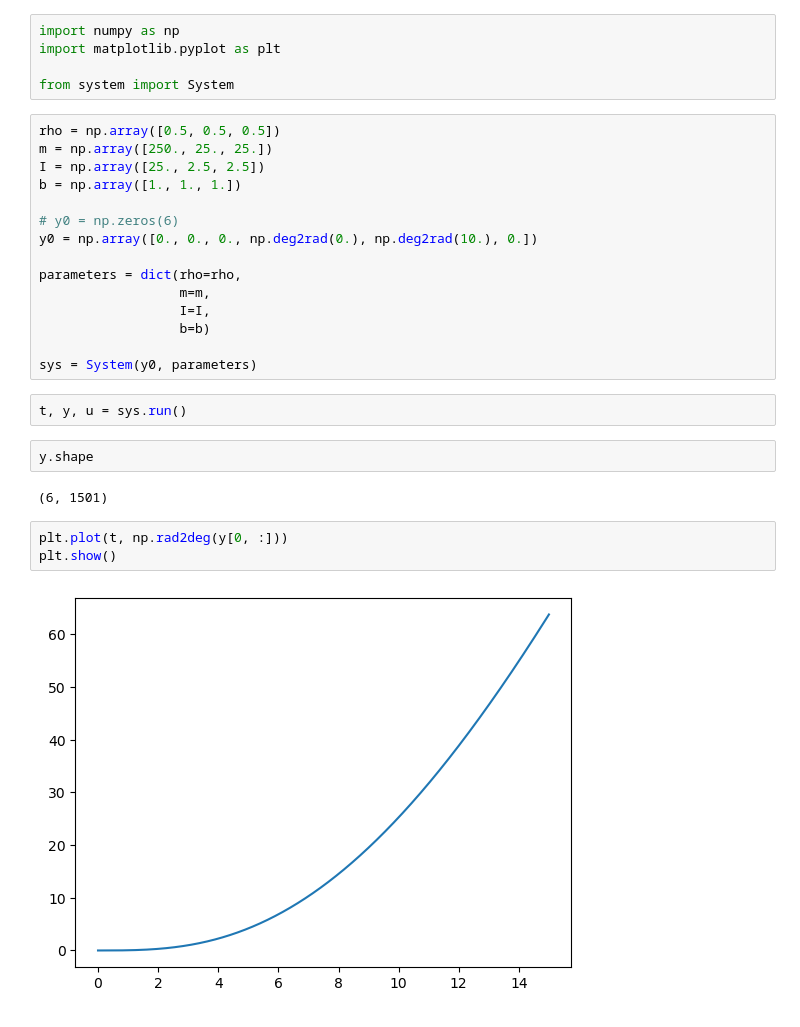
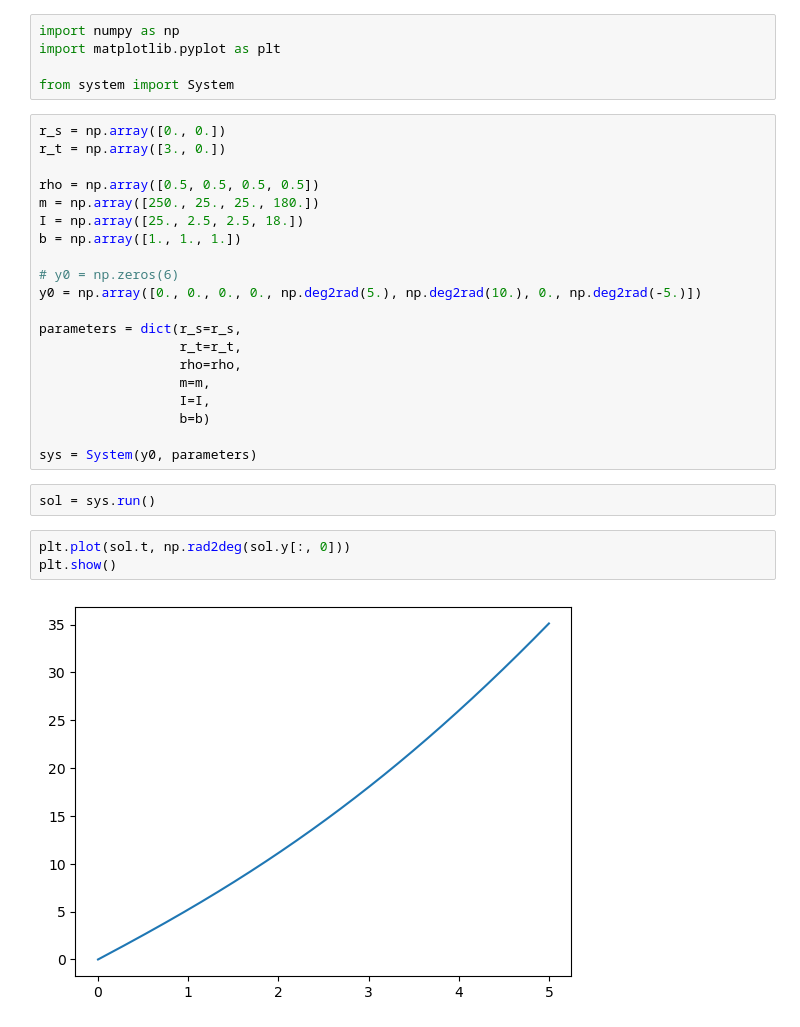
Before and after one commit to uc-steffenr/AEEM6117-final-project, a Jupyter notebook: test_system.ipynb, the cells around one changed output. Drawn from its saved outputs; the diff is of its cells as text.

```diff
--- a/test_system.ipynb
+++ b/test_system.ipynb
@@ -4,29 +4,30 @@ import matplotlib.pyplot as plt
 
 from system import System
 # %%
-rho = np.array([0.5, 0.5, 0.5])
-m = np.array([250., 25., 25.])
-I = np.array([25., 2.5, 2.5])
+r_s = np.array([0., 0.])
+r_t = np.array([3., 0.])
+
+rho = np.array([0.5, 0.5, 0.5, 0.5])
+m = np.array([250., 25., 25., 180.])
+I = np.array([25., 2.5, 2.5, 18.])
 b = np.array([1., 1., 1.])
 
 # y0 = np.zeros(6)
-y0 = np.array([0., 0., 0., np.deg2rad(0.), np.deg2rad(10.), 0.])
+y0 = np.array([0., 0., 0., 0., np.deg2rad(5.), np.deg2rad(10.), 0., np.deg2rad(-5.)])
 
-parameters = dict(rho=rho,
+parameters = dict(r_s=r_s,
+                  r_t=r_t,
+                  rho=rho,
                   m=m,
                   I=I,
                   b=b)
 
 sys = System(y0, parameters)
 # %%
-t, y, u = sys.run()
+sol = sys.run()
-# %%
-y.shape
-# %% [output]
-(6, 1501)
 # %%
-plt.plot(t, np.rad2deg(y[0, :]))
+plt.plot(sol.t, np.rad2deg(sol.y[:, 0]))
 plt.show()
 # %% [output]
-[figure, old version]
+[figure, new version]
 # %%
```
Also changed, not shown: parts of 7 cells of this notebook, 6 other files.
